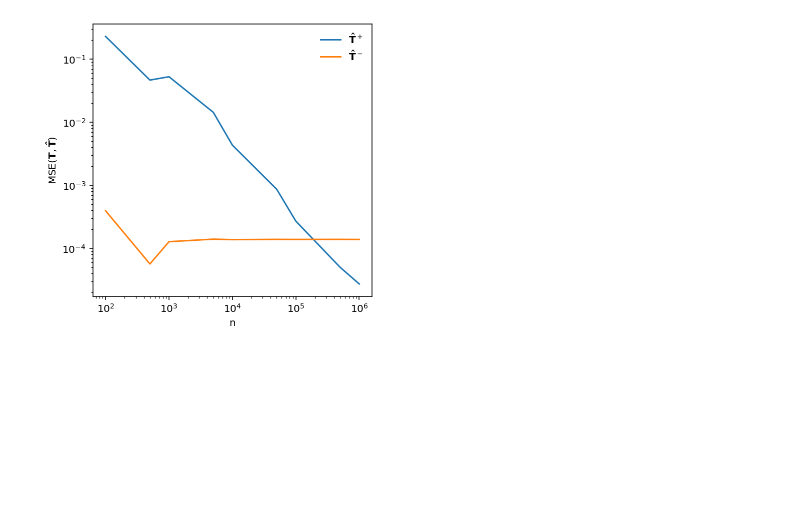
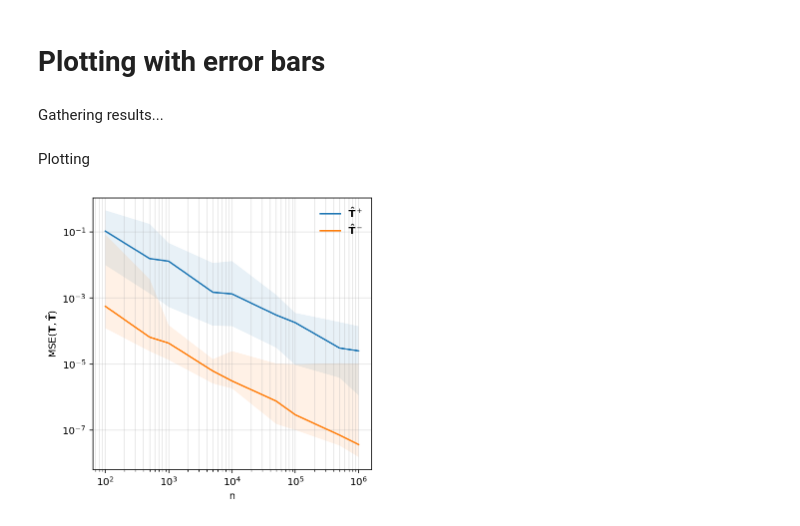
Before and after one commit to SprocketLab/WS-Structured-Prediction, a Jupyter notebook: notebooks/plots.ipynb, the cells around one changed output. Cells and saved outputs as stored; diff of their text form; code cells hidden in the pictures; blank space fills up the shorter version.

Commit message:
Plotting with averages

```diff
--- a/notebooks/plots.ipynb
+++ b/notebooks/plots.ipynb
@@ -43,0 +103,2 @@ ns = np.array(ns)
+# %% [markdown]
+# Plotting with error bars
@@ -44,12 +121,49 @@ ns = np.array(ns)
+# %% [markdown]
+Gathering results...
+# %%
+ns = ['100', '500', '1_000', '5_000', '10_000', '50_000', '100_000', '500_000', '1_000_000']
+seedmax = 10
+seeds = np.arange(seedmax) # TODO change seedmax
+
+Ts_seeds = []
+Evs_seeds = []
+for seed in seeds:
+    Ts = []
+    Evs = []
+    for n in ns:
+        T, Ev = get_res(f'n{n}_seed{seed}.log')
+        Ts.append(T)
+        Evs.append(Ev)
+    Ts_seeds.append(Ts)
+    Evs_seeds.append(Evs)
+Ts_seeds = np.array(Ts_seeds)
+Evs_seeds = np.array(Evs_seeds)[:, :, 0, :]
+# %% [markdown]
+Plotting
 # %%
+# Plotting
 plt.figure(figsize=(5, 5))
-plt.plot(ns, T_pos_rec, label=r'$\mathbf{\hat{T}}^+$')
-plt.plot(ns, T_neg_rec, label=r'$\mathbf{\hat{T}}^-$')
+
+ns = [int(n) for n in ns]
+
+mean0 = np.median(Ts_seeds, axis=0)[:, 0]
+max0 = Ts_seeds.max(axis=0)[:, 0]
+min0 = Ts_seeds.min(axis=0)[:, 0]
+plt.plot(ns, mean0, label=r'$\mathbf{\hat{T}}^+$')
+plt.fill_between(ns, min0, max0, alpha=0.1)
+
+mean1 = np.median(Ts_seeds, axis=0)[:, 1]
+max1 = Ts_seeds.max(axis=0)[:, 1]
+min1 = Ts_seeds.min(axis=0)[:, 1]
+plt.plot(ns, mean1, label=r'$\mathbf{\hat{T}}^-$')
+plt.fill_between(ns, min1, max1, alpha=0.1)
+
 plt.xscale('log')
 plt.xlabel('n')
 plt.yscale('log')
-plt.ylabel(r'MSE($\mathbf{T}, \mathbf{\hat{T}}$)')
+plt.ylabel(r'MSE$(\mathbf{T}, \mathbf{\hat{T}})$')
 plt.legend(frameon=False)
+plt.grid(True, which="both", ls="-", alpha=0.3, color='0.65')
 plt.show()
 # %% [output]
-[figure, old version]
+[figure, new version]
```
Also changed, not shown: parts of 6 cells of this notebook, 2 other files.
